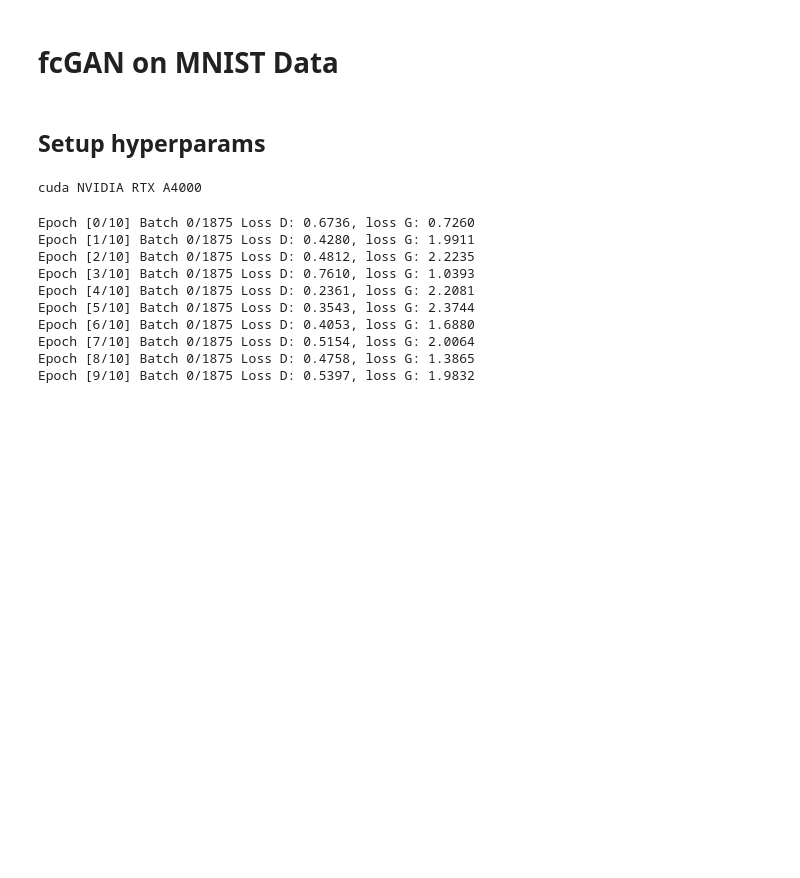
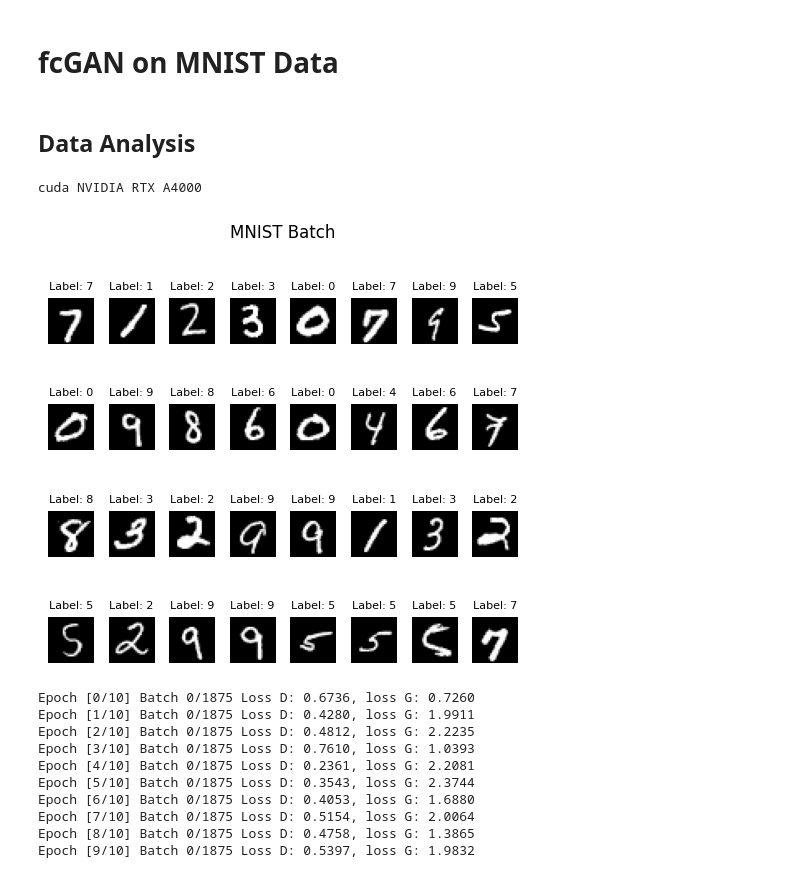
Before and after one commit to harshalchalke31/gans_and_vae_implementation, a Jupyter notebook: SimpleGAN.ipynb, the cells around one changed output. Cells and saved outputs as stored; diff of their text form; code cells hidden in the pictures; blank space fills up the shorter version.

Commit message:
data analysis

```diff
--- a/SimpleGAN.ipynb
+++ b/SimpleGAN.ipynb
@@ -11,17 +12,16 @@ import matplotlib.pyplot as plt
 # %% [markdown]
 # fcGAN on MNIST Data
-# %% [markdown]
-## Setup hyperparams
+# %% [markdown]
+## Data Analysis
 # %%
-# Initial GANs are sensitive to Hyperparams
+# GANs are sensitive to Hyperparams
 # Hyperparameters
 device = "cuda" if torch.cuda.is_available() else "cpu"
 lr = 3e-4  # best lr for Adam given by andrew karpathy
-z_dimension = 256 #128,256
+z_dimension = 128 #64,128,256
 image_dim = 28*28*1
 batch_size = 32
-num_epochs = 10
+num_epochs = 100
+print(device,torch.cuda.get_device_name(0))
+# %% [output]
+cuda NVIDIA RTX A4000
-# %%
-print(device,torch.cuda.get_device_name(0))
-# %% [output]
-cuda NVIDIA RTX A4000
@@ -27,0 +36,27 @@ cuda NVIDIA RTX A4000
+# %%
+# fetch the first batch
+data_iter = iter(loader)
+images, labels = next(data_iter)
+
+# undo normalization
+images = images * 0.5 + 0.5  # Convert back to [0, 1] range
+
+# plot the images in a square-like grid
+fig, axes = plt.subplots(4, 8, figsize=(5,5))
+axes = axes.flatten()  # flatten to easily iterate
+
+# display each image with label
+for i in range(loader.batch_size):
+    axes[i].imshow(images[i].squeeze(), cmap="gray")
+    axes[i].set_title(f"Label: {labels[i].item()}", fontsize=8)
+    axes[i].axis("off")
+
+# # hide any unused subplots
+# for i in range(loader.batch_size, grid_size * grid_size):
+#     fig.delaxes(axes[i])
+
+plt.suptitle('MNIST Batch')
+plt.tight_layout()
+plt.show()
+# %% [output]
+[figure, added]
```
Also changed, not shown: parts of 4 cells of this notebook.
